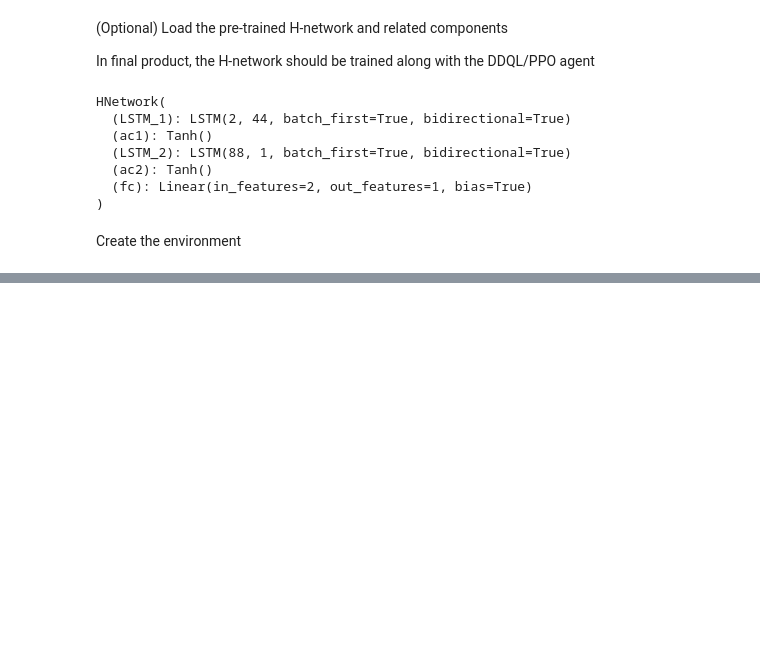
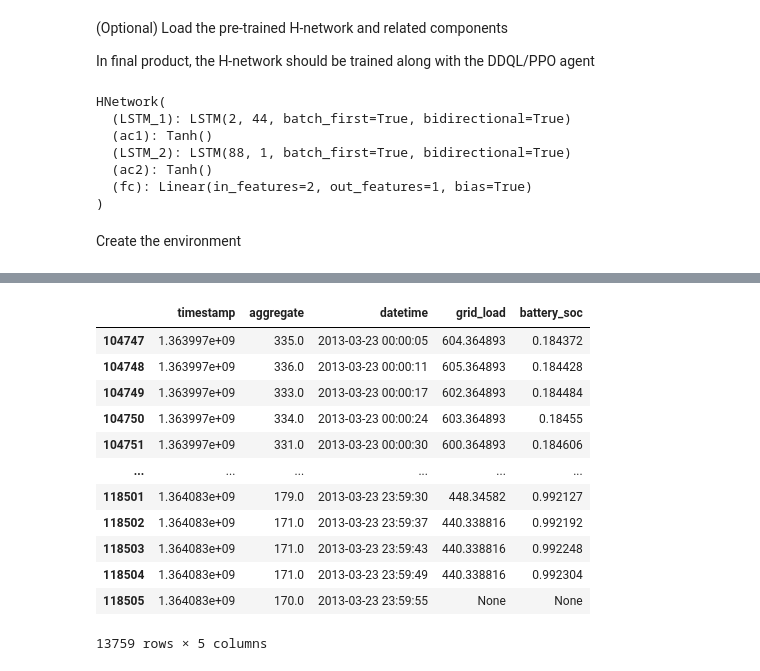
Before and after one commit to mmmmmm44/AdversarialSMControl, a Jupyter notebook: rl_training.ipynb, the cells around one changed output, grey strips where cells are left out. Saved outputs shown, nothing was run; the diff lists cells and outputs as text; code cells hidden in the pictures; blank space fills up the shorter version.

```diff
--- a/rl_training.ipynb
+++ b/rl_training.ipynb
@@ -199,0 +269,16 @@ obs
+# %%
+env.aggregate_load_df
+# %% [output]
+|  | timestamp | aggregate | datetime | grid_load | battery_soc |
+| 104747 | 1.363997e+09 | 335.0 | 2013-03-23 00:00:05 | 604.364893 | 0.184372 |
+| 104748 | 1.363997e+09 | 336.0 | 2013-03-23 00:00:11 | 605.364893 | 0.184428 |
+| 104749 | 1.363997e+09 | 333.0 | 2013-03-23 00:00:17 | 602.364893 | 0.184484 |
+| 104750 | 1.363997e+09 | 334.0 | 2013-03-23 00:00:24 | 603.364893 | 0.18455 |
+| 104751 | 1.363997e+09 | 331.0 | 2013-03-23 00:00:30 | 600.364893 | 0.184606 |
+| ... | ... | ... | ... | ... | ... |
+| 118501 | 1.364083e+09 | 179.0 | 2013-03-23 23:59:30 | 448.34582 | 0.992127 |
+| 118502 | 1.364083e+09 | 171.0 | 2013-03-23 23:59:37 | 440.338816 | 0.992192 |
+| 118503 | 1.364083e+09 | 171.0 | 2013-03-23 23:59:43 | 440.338816 | 0.992248 |
+| 118504 | 1.364083e+09 | 171.0 | 2013-03-23 23:59:49 | 440.338816 | 0.992304 |
+| 118505 | 1.364083e+09 | 170.0 | 2013-03-23 23:59:55 | None | None |
+13759 rows × 5 columns
```
Also changed, not shown: parts of 8 cells of this notebook, 3 other files.
